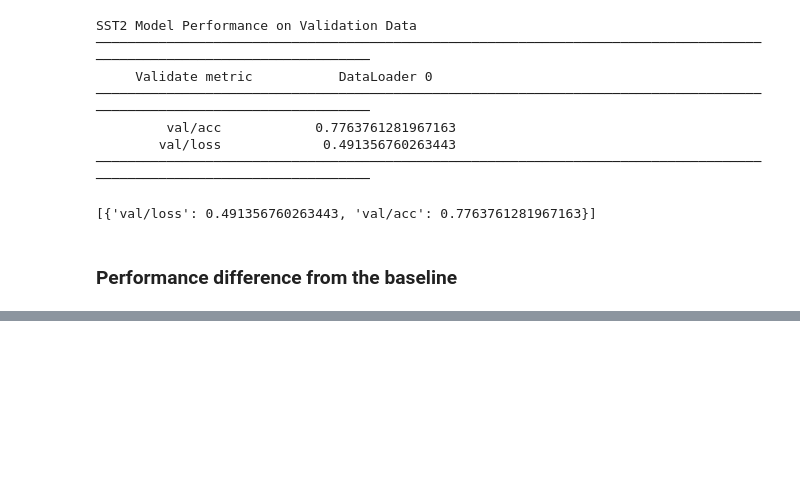
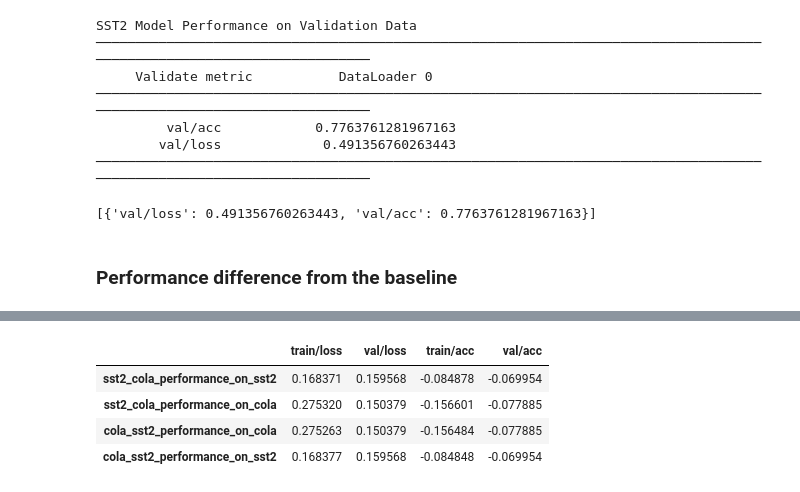
Before and after one commit to nikhil-chigali/LoRA-BERT, a Jupyter notebook: observations.ipynb, the cells around one changed output, grey strips where cells are left out. Drawn from its saved outputs; the diff is of its cells as text; code cells hidden in the pictures; blank space fills up the shorter version.

```diff
--- a/observations.ipynb
+++ b/observations.ipynb
@@ -603,0 +637,17 @@ plot_metric_comparison(sst2_baseline, cola_sst2_performance_on_sst2, "CoLA-SST2
+# %%
+p = performance.T
+
+performance_diff = pd.DataFrame({
+    "sst2_cola_performance_on_sst2": p["sst2_cola_performance_on_sst2"] - p["sst2_baseline"],
+    "sst2_cola_performance_on_cola": p["sst2_cola_performance_on_cola"] - p["cola_baseline"],
+    "cola_sst2_performance_on_cola": p["cola_sst2_performance_on_cola"] - p["cola_baseline"],
+    "cola_sst2_performance_on_sst2": p["cola_sst2_performance_on_sst2"] - p["sst2_baseline"],
+}).T
+
+performance_diff
+# %% [output]
+|  | train/loss | val/loss | train/acc | val/acc |
+| sst2_cola_performance_on_sst2 | 0.168371 | 0.159568 | -0.084878 | -0.069954 |
+| sst2_cola_performance_on_cola | 0.275320 | 0.150379 | -0.156601 | -0.077885 |
+| cola_sst2_performance_on_cola | 0.275263 | 0.150379 | -0.156484 | -0.077885 |
+| cola_sst2_performance_on_sst2 | 0.168377 | 0.159568 | -0.084848 | -0.069954 |
```
Also changed, not shown: parts of 26 cells of this notebook, 9 other files.
